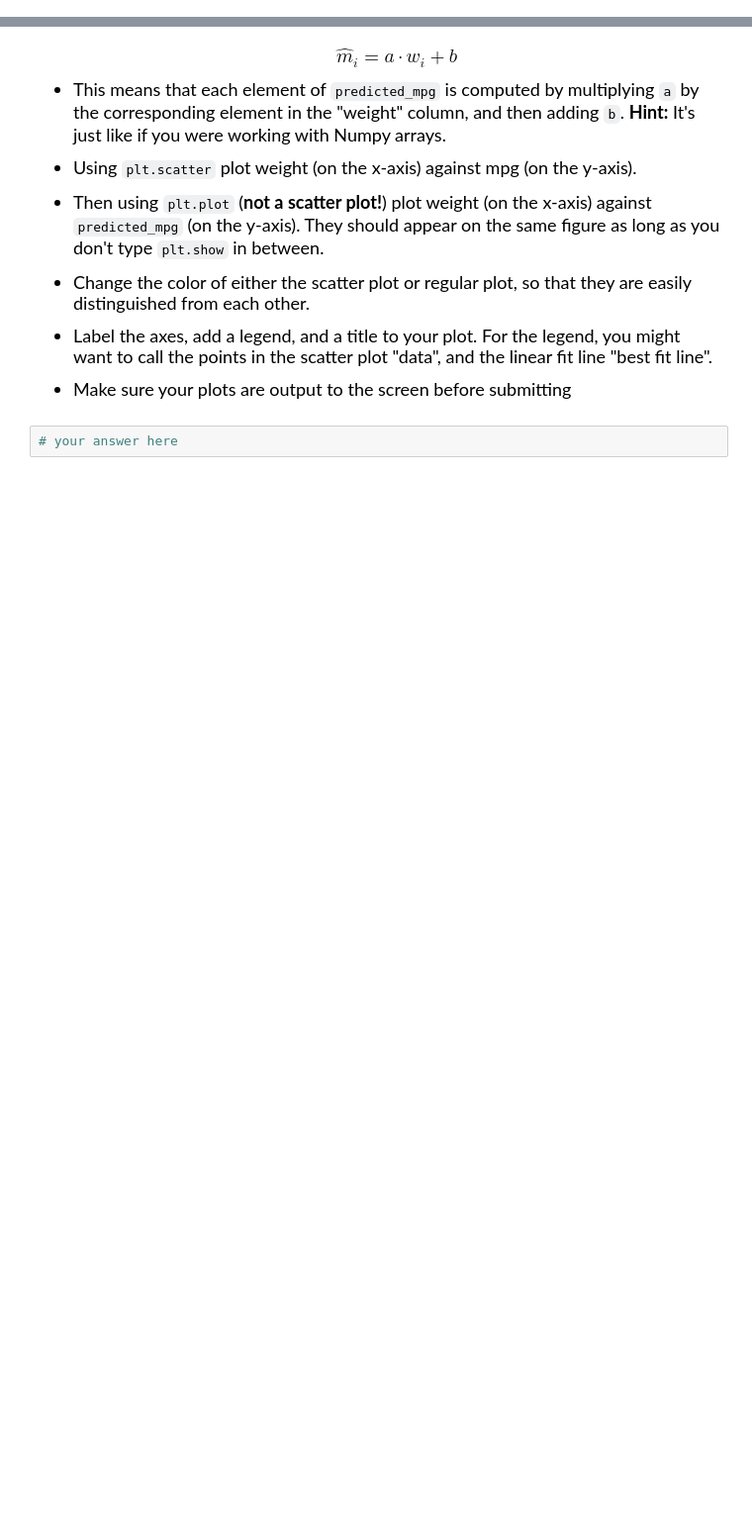
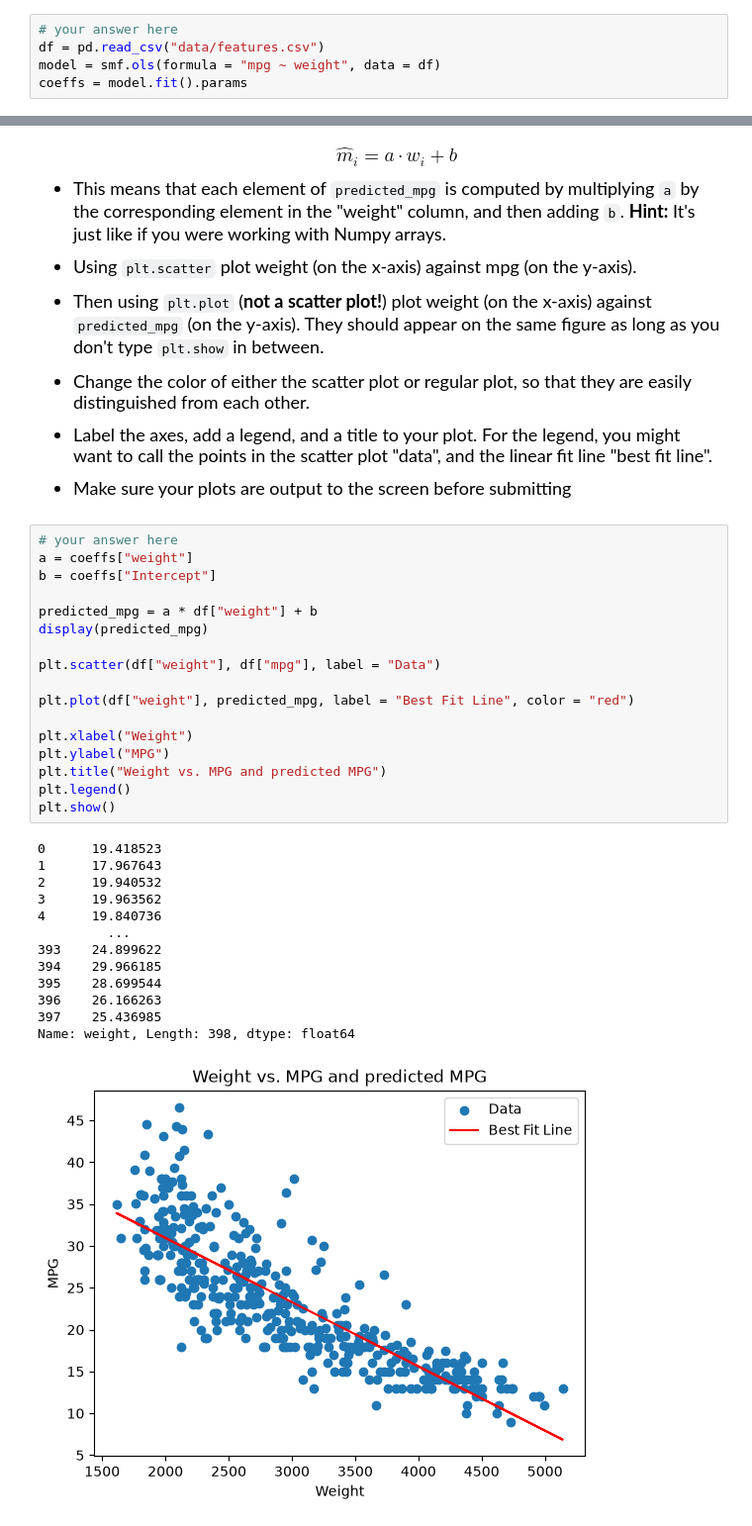
Before and after one commit to adamkeos/datasci151fall2026, a Jupyter notebook: _assignments/assignment_8/Assignment8.ipynb, the cells around one changed output, grey strips where cells are left out. Shown at 99% size. Cells and saved outputs as stored; diff of their text form; blank space fills up the shorter version.

```diff
--- a/_assignments/assignment_8/Assignment8.ipynb
+++ b/_assignments/assignment_8/Assignment8.ipynb
@@ -184,3 +254,8 @@ This problem is continued in Question (5)
+# %%
+# your answer here
+df = pd.read_csv("data/features.csv")
+model = smf.ols(formula = "mpg ~ weight", data = df)
+coeffs = model.fit().params
 # %% [markdown]
 <font size = "5">
 
@@ -208,5 +283,34 @@ $$\hat{m}_i = a\cdot w_i + b$$
 - Label the axes, add a legend, and a title to your plot. For the legend, you might want to call the points in the scatter plot "data", and the linear fit line "best fit line".
 
 - Make sure your plots are output to the screen before submitting
-# %%
-# your answer here
+# %%
+# your answer here
+a = coeffs["weight"]
+b = coeffs["Intercept"]
+
+predicted_mpg = a * df["weight"] + b
+display(predicted_mpg)
+
+plt.scatter(df["weight"], df["mpg"], label = "Data")
+
+plt.plot(df["weight"], predicted_mpg, label = "Best Fit Line", color = "red")
+
+plt.xlabel("Weight")
+plt.ylabel("MPG")
+plt.title("Weight vs. MPG and predicted MPG")
+plt.legend()
+plt.show()
+# %% [output]
+0      19.418523
+1      17.967643
+2      19.940532
+3      19.963562
+4      19.840736
+         ...
+393    24.899622
+394    29.966185
+395    28.699544
+396    26.166263
+397    25.436985
+Name: weight, Length: 398, dtype: float64
+[figure, added]
```
Also changed, not shown: parts of 6 cells of this notebook.
